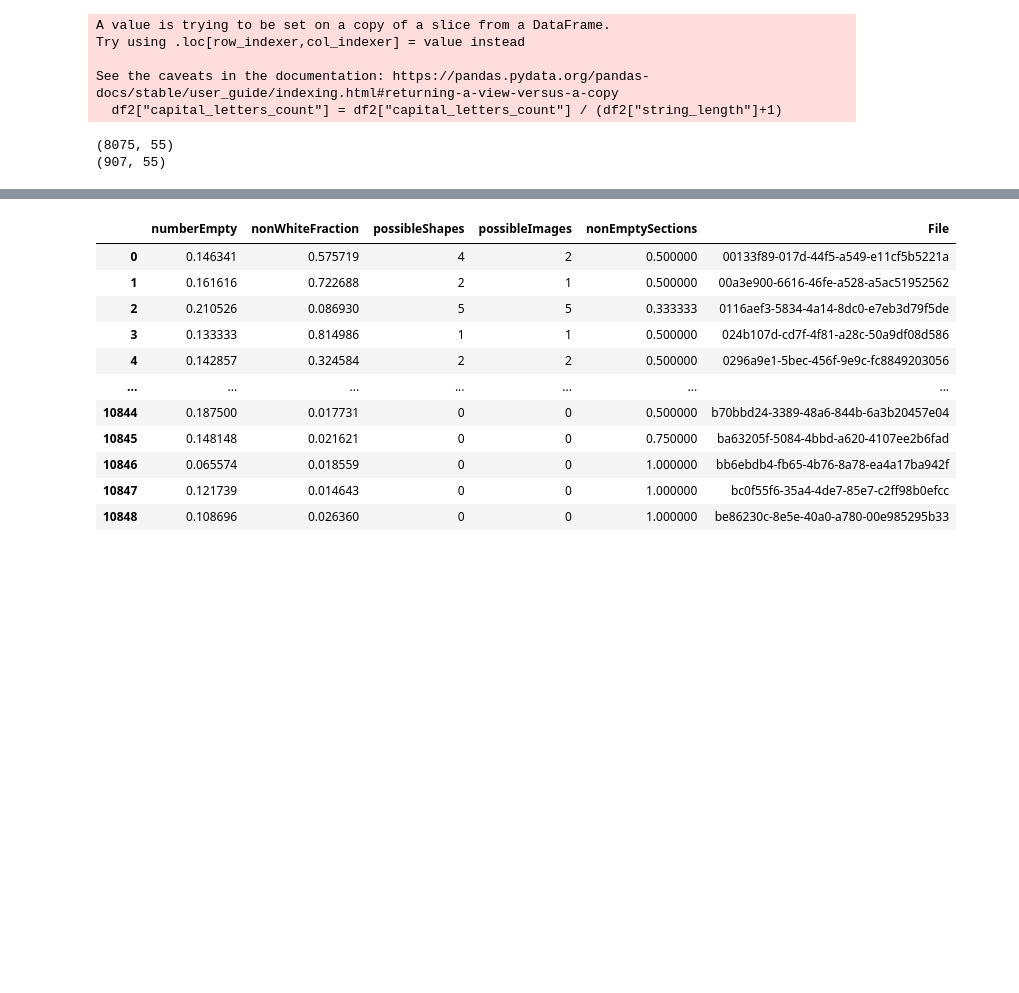
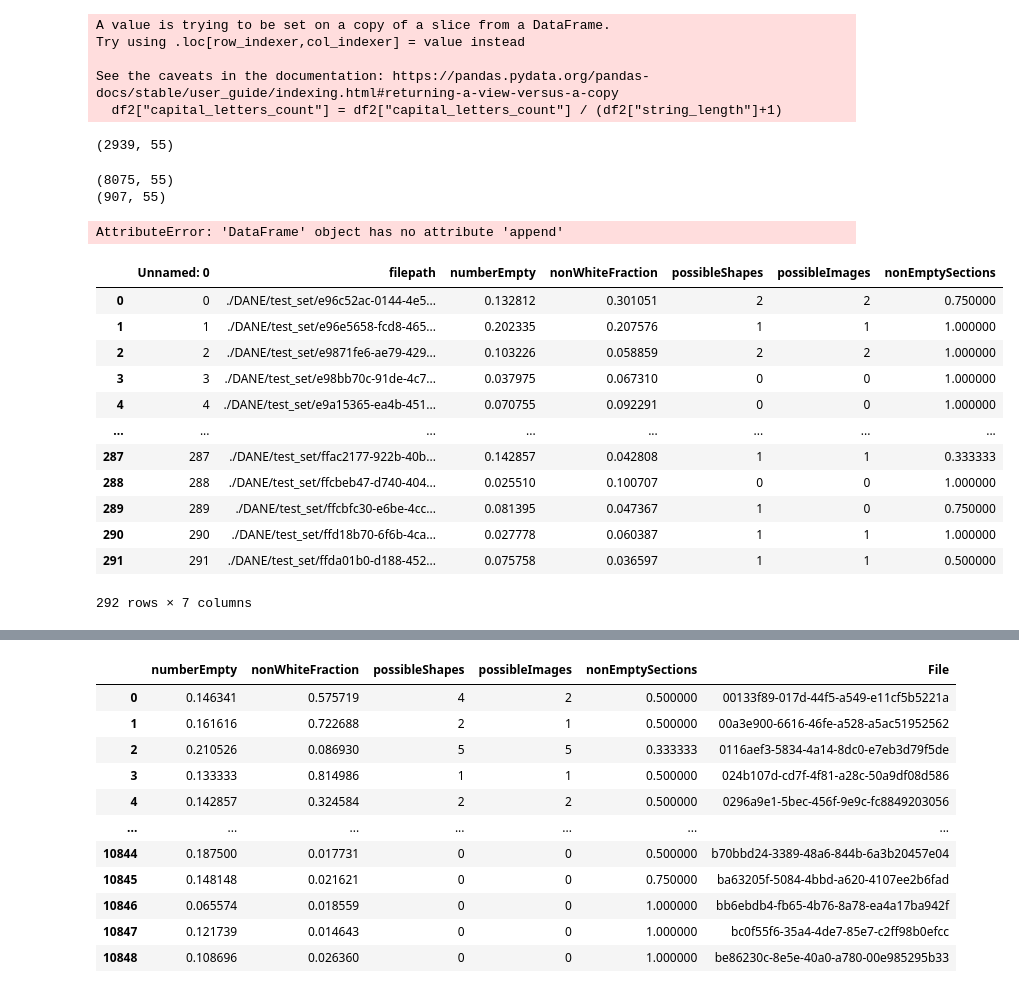
Before and after one commit to szymonsm/HackING_mISIe, a Jupyter notebook: first_model.ipynb, the cells around one changed output, grey strips where cells are left out. Drawn from its saved outputs; the diff is of its cells as text; code cells hidden in the pictures; blank space fills up the shorter version.

```diff
--- a/first_model.ipynb
+++ b/first_model.ipynb
@@ -276,9 +331,36 @@ See the caveats in the documentation: https://pandas.pydata.org/pandas-docs/stab
+# %%
+print(df_final.shape)
+# %% [output]
+(2939, 55)
 # %%
 print(df2.shape)
 print(df2_val.shape)
 # %% [output]
 (8075, 55)
 (907, 55)
+# %%
+combined_df_metr_1 = pd.read_csv('testdane2800.csv')
+combined_df_metr_final = pd.read_csv('testdane3200.csv')
+combined_df_metr_final.append(combined_df_metr_1)
+combined_df_metr_final.shape
+# %% [output]
+AttributeError: 'DataFrame' object has no attribute 'append'
+# %%
+combined_df_metr_final
+# %% [output]
+|  | Unnamed: 0 | filepath | numberEmpty | nonWhiteFraction | possibleShapes | possibleImages | nonEmptySections |
+| 0 | 0 | ./DANE/test_set/e96c52ac-0144-4e5... | 0.132812 | 0.301051 | 2 | 2 | 0.750000 |
+| 1 | 1 | ./DANE/test_set/e96e5658-fcd8-465... | 0.202335 | 0.207576 | 1 | 1 | 1.000000 |
+| 2 | 2 | ./DANE/test_set/e9871fe6-ae79-429... | 0.103226 | 0.058859 | 2 | 2 | 1.000000 |
+| 3 | 3 | ./DANE/test_set/e98bb70c-91de-4c7... | 0.037975 | 0.067310 | 0 | 0 | 1.000000 |
+| 4 | 4 | ./DANE/test_set/e9a15365-ea4b-451... | 0.070755 | 0.092291 | 0 | 0 | 1.000000 |
+| ... | ... | ... | ... | ... | ... | ... | ... |
+| 287 | 287 | ./DANE/test_set/ffac2177-922b-40b... | 0.142857 | 0.042808 | 1 | 1 | 0.333333 |
+| 288 | 288 | ./DANE/test_set/ffcbeb47-d740-404... | 0.025510 | 0.100707 | 0 | 0 | 1.000000 |
+| 289 | 289 | ./DANE/test_set/ffcbfc30-e6be-4cc... | 0.081395 | 0.047367 | 1 | 0 | 0.750000 |
+| 290 | 290 | ./DANE/test_set/ffd18b70-6f6b-4ca... | 0.027778 | 0.060387 | 1 | 1 | 1.000000 |
+| 291 | 291 | ./DANE/test_set/ffda01b0-d188-452... | 0.075758 | 0.036597 | 1 | 1 | 0.500000 |
+292 rows × 7 columns
 # %%
 import pandas as pd
 import glob
```
Also changed, not shown: parts of 11 cells of this notebook, 13 other files.
